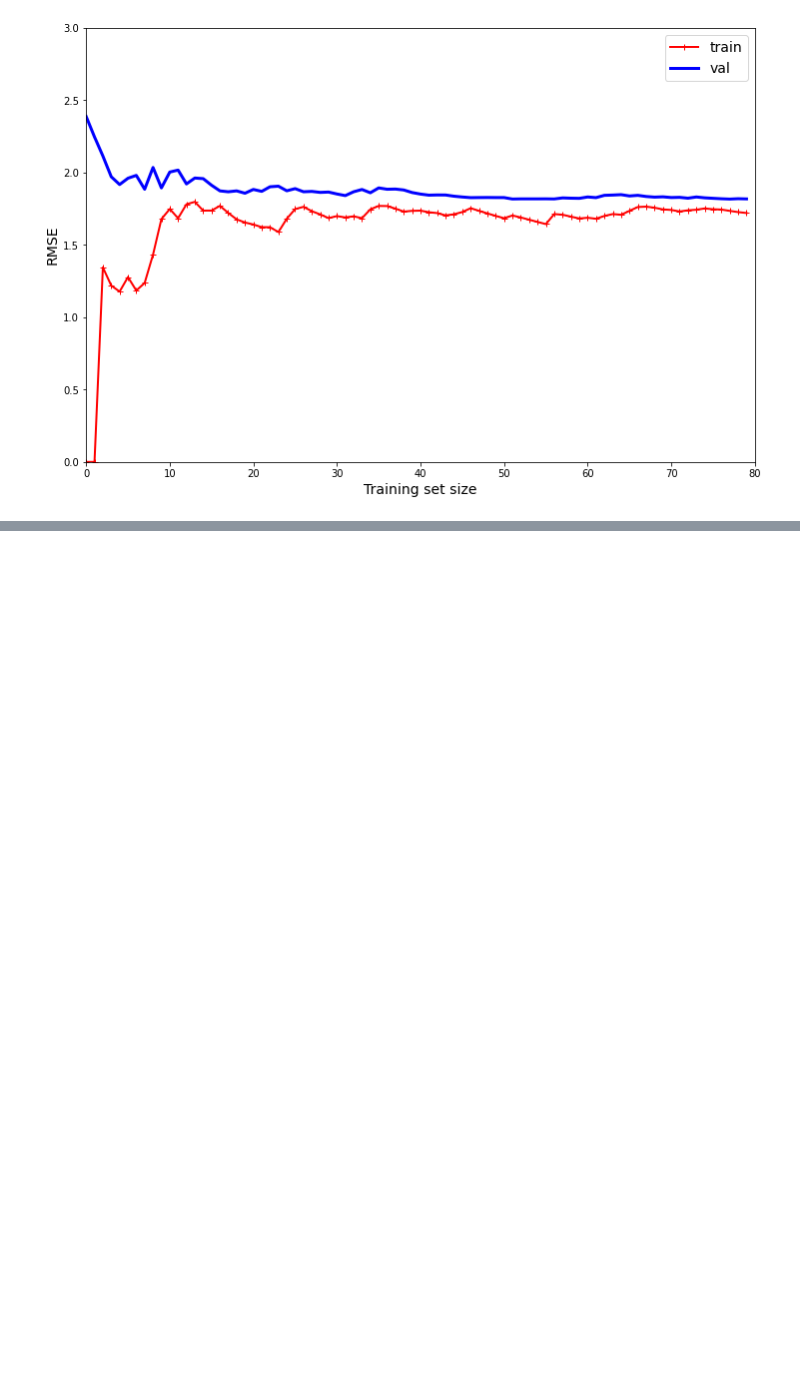
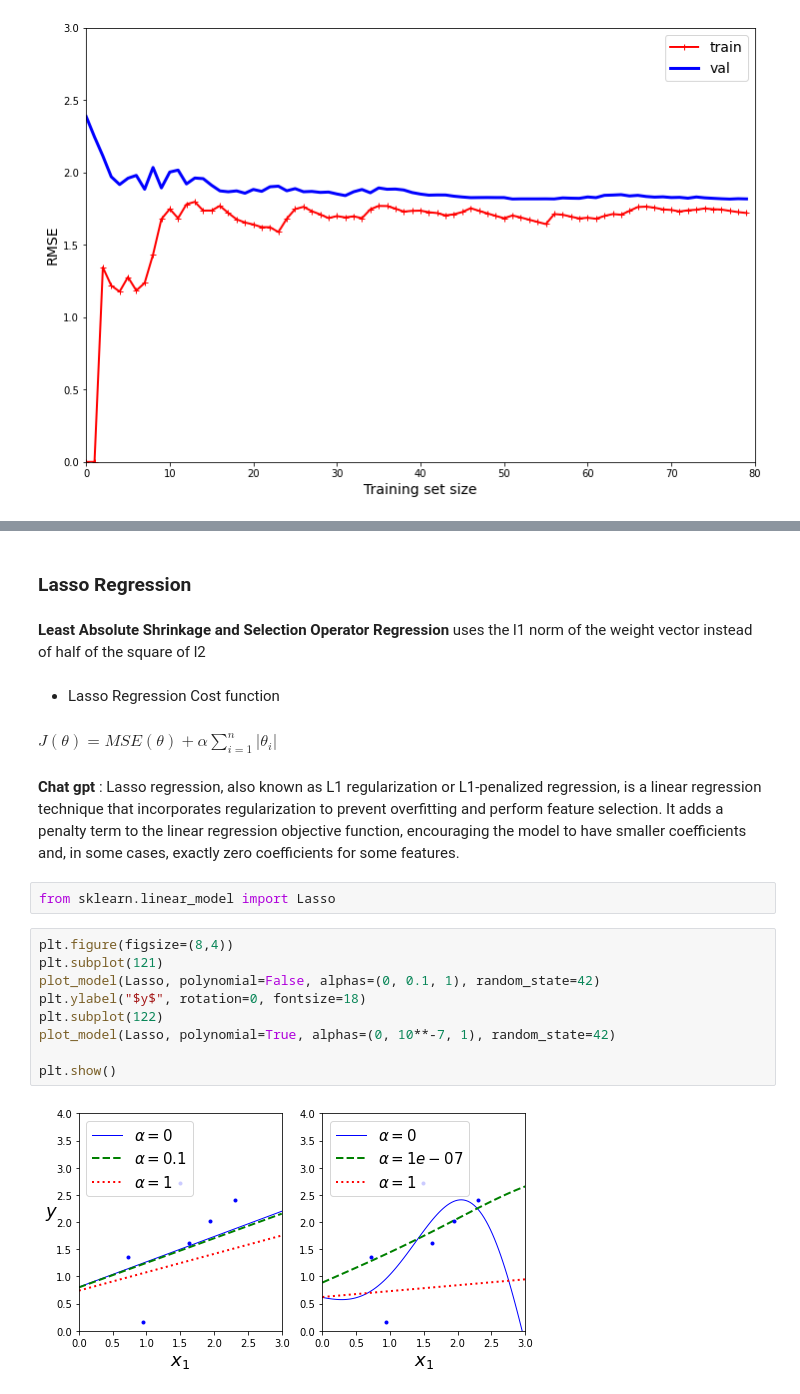
Before and after one commit to chikoungoun/Machine-Learning, a Jupyter notebook: Hands On machine Learning - A summary/Chapter 4 - Training Models.ipynb, the cells around one changed output, grey strips where cells are left out. Saved outputs shown, nothing was run; the diff lists cells and outputs as text; blank space fills up the shorter version.

Commit message:
Lasso regression

```diff
--- a/Hands On machine Learning - A summary/Chapter 4 - Training Models.ipynb
+++ b/Hands On machine Learning - A summary/Chapter 4 - Training Models.ipynb
@@ -511,0 +512,22 @@ array([1.37106821])
+# %% [markdown]
+### Lasso Regression
+# %% [markdown]
+**Least Absolute Shrinkage and Selection Operator Regression** uses the l1 norm of the weight vector instead of half of the square of l2
+# %% [markdown]
+* Lasso Regression Cost function
+<h4>$J(\theta) = MSE(\theta) + \alpha \sum \limits_{i=1}^n |{\theta_i}|$</h4>
+# %% [markdown]
+**Chat gpt** : Lasso regression, also known as L1 regularization or L1-penalized regression, is a linear regression technique that incorporates regularization to prevent overfitting and perform feature selection. It adds a penalty term to the linear regression objective function, encouraging the model to have smaller coefficients and, in some cases, exactly zero coefficients for some features.
+# %%
+from sklearn.linear_model import Lasso
+# %%
+plt.figure(figsize=(8,4))
+plt.subplot(121)
+plot_model(Lasso, polynomial=False, alphas=(0, 0.1, 1), random_state=42)
+plt.ylabel("$y$", rotation=0, fontsize=18)
+plt.subplot(122)
+plot_model(Lasso, polynomial=True, alphas=(0, 10**-7, 1), random_state=42)
+
+plt.show()
+# %% [output]
+[figure, added]
```
Also changed, not shown: parts of 45 cells of this notebook.
